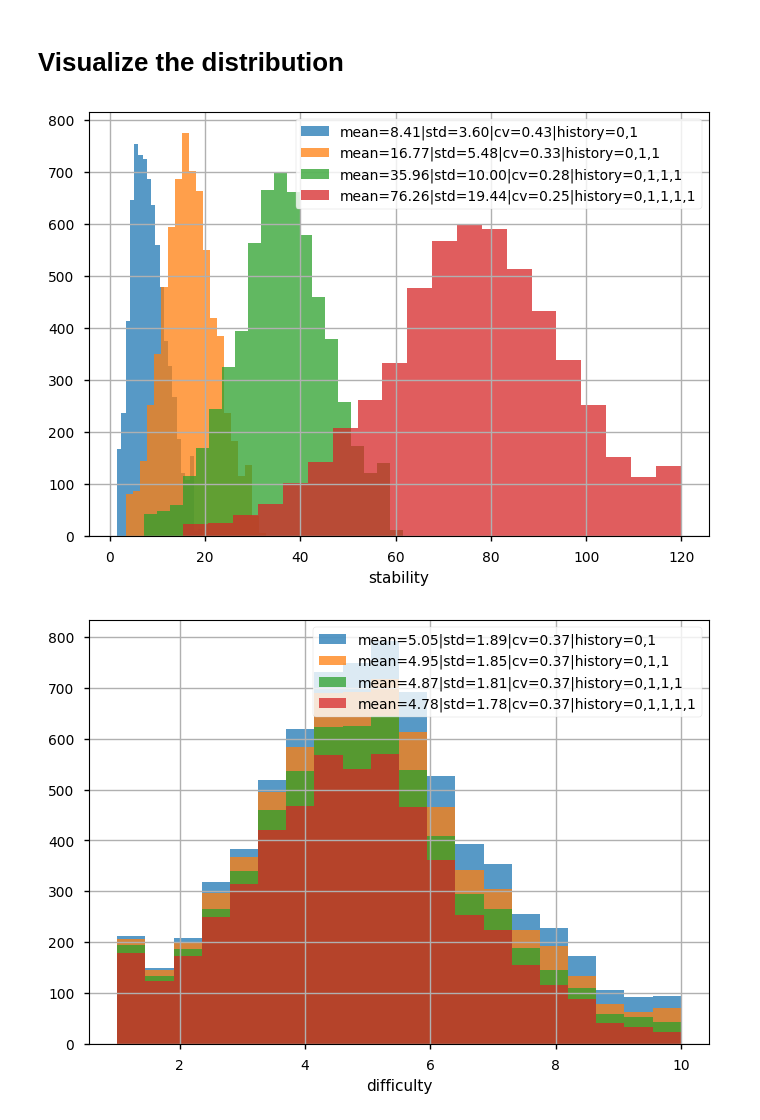
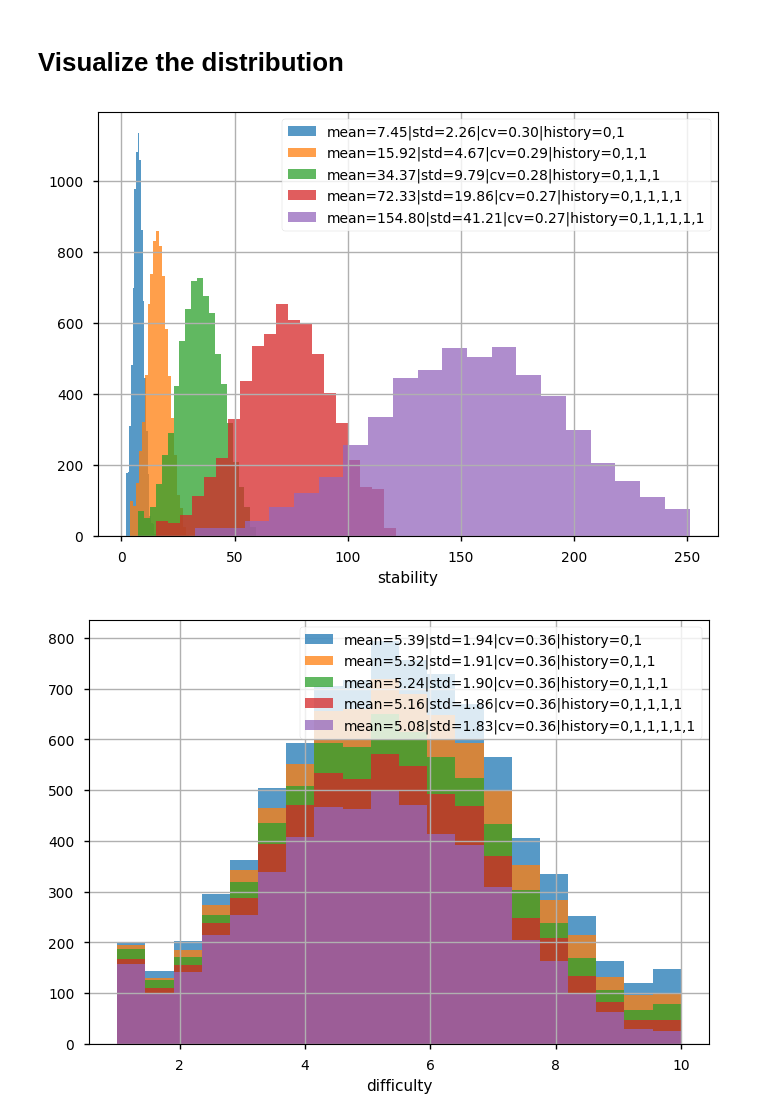
Before and after one commit to open-spaced-repetition/heterogeneous-memory-research, a Jupyter notebook: heterogeneous-memory-simulator.ipynb, the cells around one changed output. Saved outputs shown, nothing was run; the diff lists cells and outputs as text; code cells hidden in the pictures.

```diff
--- a/heterogeneous-memory-simulator.ipynb
+++ b/heterogeneous-memory-simulator.ipynb
@@ -45,9 +45,9 @@ df_revlog = pd.DataFrame(columns=revlog_properties)
 # %% [markdown]
 # Simulate the spaced repetition
 # %%
-card_per_day_limit = 200
-learn_limit = 200
-review_limit = 200
+card_per_day_limit = 500
+learn_limit = 500
+review_limit = 500
 deck_size = 100000
 learn_days = 1000
 
@@ -56,7 +56,7 @@ init_w = [1, 1, 5, 0.5, 0.5, 0.2, 1.4, 0.2, 0.8, 2, 0.2, 0.2, 1]
 
 
 def init_stability(d):
-    return max(0.5, ((d - init_w[2]) / -init_w[3] + 2) * init_w[1] + init_w[0])
+    return init_w[0] + (10-d) / 3 * init_w[1]
 
 
 def cal_next_recall_stability(s, r, d, response):
@@ -68,8 +68,7 @@ def cal_next_recall_stability(s, r, d, response):
 
 def scheduler(reps):
     ivl_list = [int(round(2.5**i+0.01)) for i in range(1, 10)]
-    return ivl_list[min(reps, len(ivl_list) - 1)]
-    #  + random.randint(1, 10)
+    return int(round(ivl_list[min(reps, len(ivl_list) - 1)] * random.randrange(95, 105) / 100))
 
 df_card['reps'] = 0
 new_card_per_day = np.array([0.0] * learn_days)
@@ -138,33 +137,33 @@ r_historys = (
 )
 
 for r_history in r_historys:
     r_seq = r_history.split(',')
-    for i in range(1, len(r_seq)-1):
+    for i in range(1, len(r_seq)):
         r_subseq = ','.join(r_seq[0:i+1])
         s_mean = df_revlog[df_revlog['r_history'] == r_subseq]['stability'].mean()
         s_std = df_revlog[df_revlog['r_history'] == r_subseq]['stability'].std()
         s_cv = s_std / s_mean
         if pd.isna(s_cv):
             break
         plt.figure('stability')
         df_revlog[df_revlog['r_history'] == r_subseq]['stability'].hist(bins=20, alpha=0.75, label=f'mean={s_mean:.2f}|std={s_std:.2f}|cv={s_cv:.2f}|history={r_subseq}')
         plt.legend()
         plt.xlabel('stability')
         d_mean = df_revlog[df_revlog['r_history'] == r_subseq]['difficulty'].mean()
         d_std = df_revlog[df_revlog['r_history'] == r_subseq]['difficulty'].std()
         d_cv = d_std / d_mean
         plt.figure('difficulty')
         df_revlog[df_revlog['r_history'] == r_subseq]['difficulty'].hist(bins=20, alpha=0.75, label=f'mean={d_mean:.2f}|std={d_std:.2f}|cv={d_cv:.2f}|history={r_subseq}')
         plt.legend()
         plt.xlabel('difficulty')
         r_mean = df_revlog[df_revlog['r_history'] == r_subseq]['retrievability'].mean()
         r_std = df_revlog[df_revlog['r_history'] == r_subseq]['retrievability'].std()
         r_cv = r_std / r_mean
         plt.figure('retrievability')
         df_revlog[df_revlog['r_history'] == r_subseq]['retrievability'].hist(bins=20, alpha=0.75, label=f'mean={r_mean:.2f}|std={r_std:.2f}|cv={r_cv:.2f}|history={r_subseq}')
         plt.legend()
         plt.xlabel('retrievability')
     plt.show()
 # %% [output]
-[figure, old version]
+[figure, new version]
-[figure, old version]
+[figure, new version]
```
Also changed, not shown: parts of 1 cell of this notebook.
